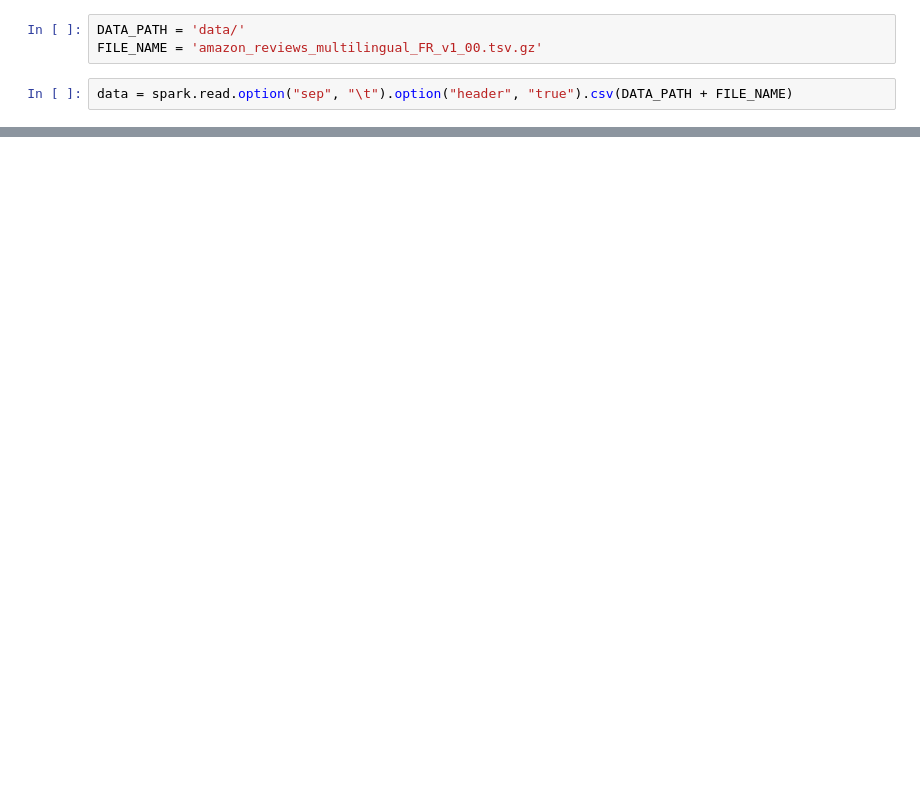
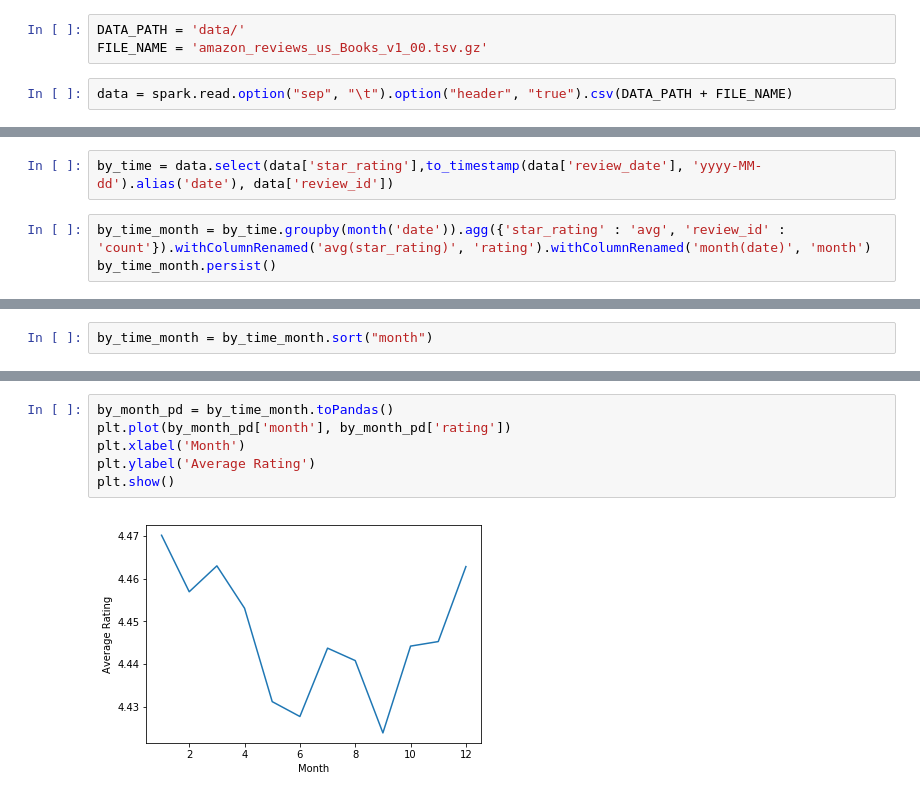
Before and after one commit to Billotais/cs_401_project, a Jupyter notebook: notebook.ipynb, the cells around one changed output, grey strips where cells are left out. Saved outputs shown, nothing was run; the diff lists cells and outputs as text; blank space fills up the shorter version.

Commit message:
Did some exploration on books data

```diff
--- a/notebook.ipynb
+++ b/notebook.ipynb
@@ -6,5 +10,5 @@ spark = SparkSession.builder.getOrCreate()
 # %%
 DATA_PATH = 'data/'
-FILE_NAME = 'amazon_reviews_multilingual_FR_v1_00.tsv.gz'
+FILE_NAME = 'amazon_reviews_us_Books_v1_00.tsv.gz'
 # %%
 data = spark.read.option("sep", "\t").option("header", "true").csv(DATA_PATH + FILE_NAME)
@@ -44,0 +99,5 @@ DataFrame[marketplace: string, customer_id: string, review_id: string, product_i
+# %%
+by_time = data.select(data['star_rating'],to_timestamp(data['review_date'], 'yyyy-MM-dd').alias('date'), data['review_id'])
+# %%
+by_time_month = by_time.groupby(month('date')).agg({'star_rating' : 'avg', 'review_id' : 'count'}).withColumnRenamed('avg(star_rating)', 'rating').withColumnRenamed('month(date)', 'month')
+by_time_month.persist()
@@ -44,0 +106,2 @@ DataFrame[marketplace: string, customer_id: string, review_id: string, product_i
+# %%
+by_time_month = by_time_month.sort("month")
@@ -44,0 +128,8 @@ DataFrame[marketplace: string, customer_id: string, review_id: string, product_i
+# %%
+by_month_pd = by_time_month.toPandas()
+plt.plot(by_month_pd['month'], by_month_pd['rating'])
+plt.xlabel('Month')
+plt.ylabel('Average Rating')
+plt.show()
+# %% [output]
+[figure, added]
```
Also changed, not shown: parts of 38 cells of this notebook.
